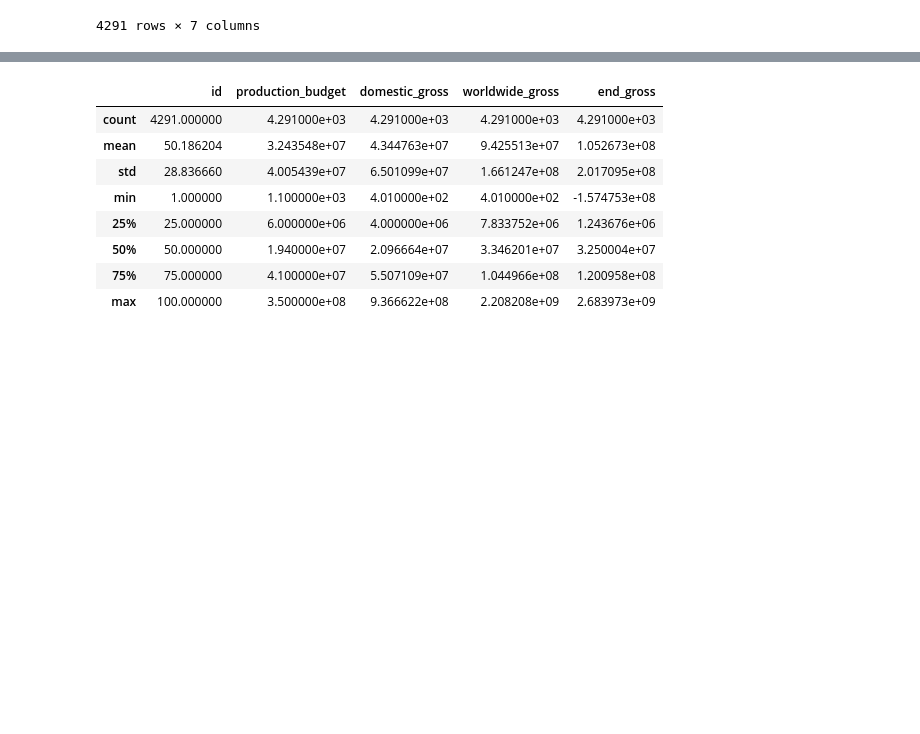
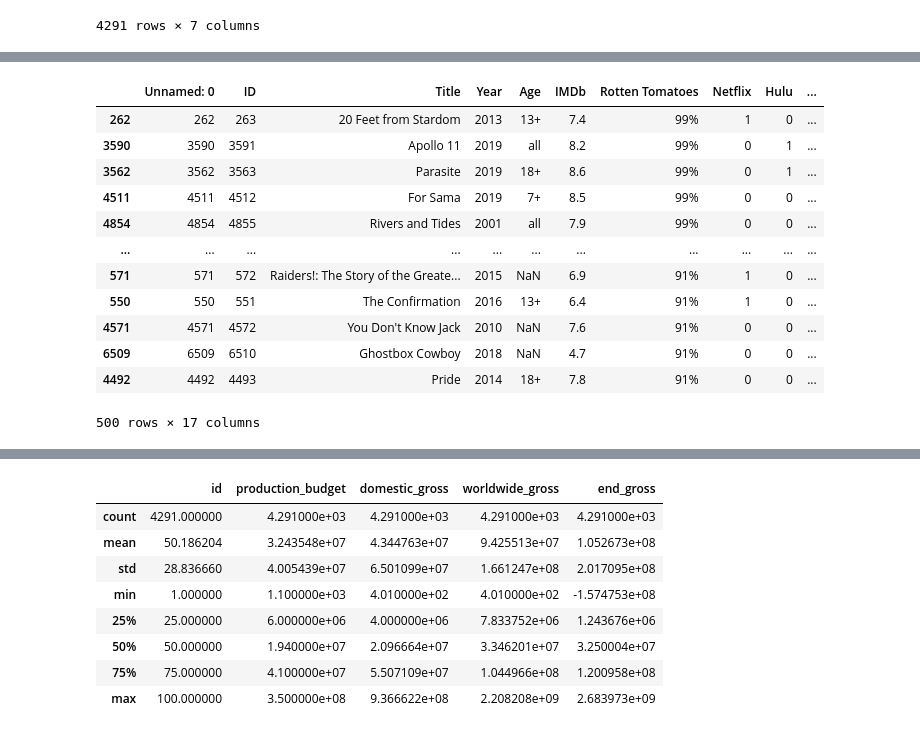
Before and after one commit to cclacey/microsoft_movie_analysis, a Jupyter notebook: create_sql_database.ipynb, the cells around one changed output, grey strips where cells are left out. Cells and saved outputs as stored; diff of their text form; code cells hidden in the pictures; blank space fills up the shorter version.

```diff
--- a/create_sql_database.ipynb
+++ b/create_sql_database.ipynb
@@ -429,3 +490,6 @@ nonstream_eg
 | 5699 | 100 | Aug 30, 1972 | The Last House on the Left | 87000.0 | 3100000.0 | 3100000.0 | 6113000.0 |
 | 3099 | 100 | Dec 18, 1985 | Brazil | 15000000.0 | 9929135.0 | 9932146.0 | 4861281.0 |
 4291 rows × 7 columns
+# %%
+df_nonstream = stream_platform[~stream_platform['Title'].isin(df_title)]
+df_nonstream
@@ -431,0 +510,17 @@ nonstream_eg
+# %%
+df_noncount = df_nonstream.sort_values('Rotten Tomatoes', ascending = False).head(500)
+df_noncount
+# %% [output]
+|  | Unnamed: 0 | ID | Title | Year | Age | IMDb | Rotten Tomatoes | Netflix | Hulu | ... |
+| 262 | 262 | 263 | 20 Feet from Stardom | 2013 | 13+ | 7.4 | 99% | 1 | 0 | ... |
+| 3590 | 3590 | 3591 | Apollo 11 | 2019 | all | 8.2 | 99% | 0 | 1 | ... |
+| 3562 | 3562 | 3563 | Parasite | 2019 | 18+ | 8.6 | 99% | 0 | 1 | ... |
+| 4511 | 4511 | 4512 | For Sama | 2019 | 7+ | 8.5 | 99% | 0 | 0 | ... |
+| 4854 | 4854 | 4855 | Rivers and Tides | 2001 | all | 7.9 | 99% | 0 | 0 | ... |
+| ... | ... | ... | ... | ... | ... | ... | ... | ... | ... | ... |
+| 571 | 571 | 572 | Raiders!: The Story of the Greate... | 2015 | NaN | 6.9 | 91% | 1 | 0 | ... |
+| 550 | 550 | 551 | The Confirmation | 2016 | 13+ | 6.4 | 91% | 1 | 0 | ... |
+| 4571 | 4571 | 4572 | You Don't Know Jack | 2010 | NaN | 7.6 | 91% | 0 | 0 | ... |
+| 6509 | 6509 | 6510 | Ghostbox Cowboy | 2018 | NaN | 4.7 | 91% | 0 | 0 | ... |
+| 4492 | 4492 | 4493 | Pride | 2014 | 18+ | 7.8 | 91% | 0 | 0 | ... |
+500 rows × 17 columns
```
Also changed, not shown: parts of 11 cells of this notebook.
